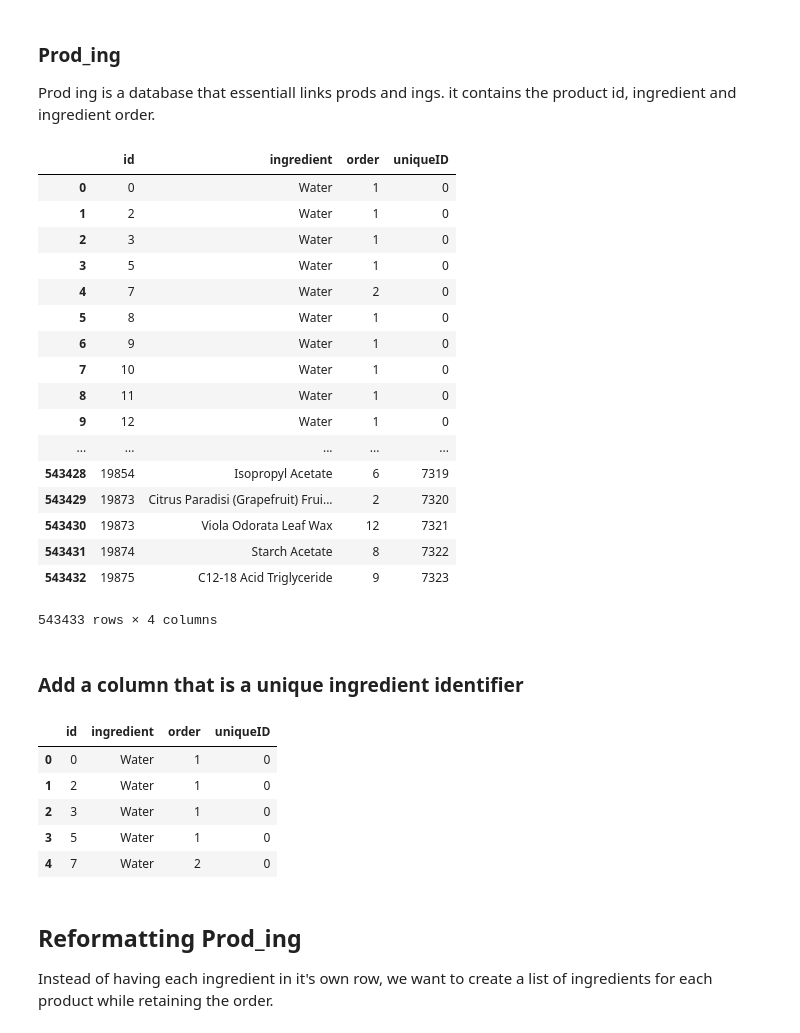
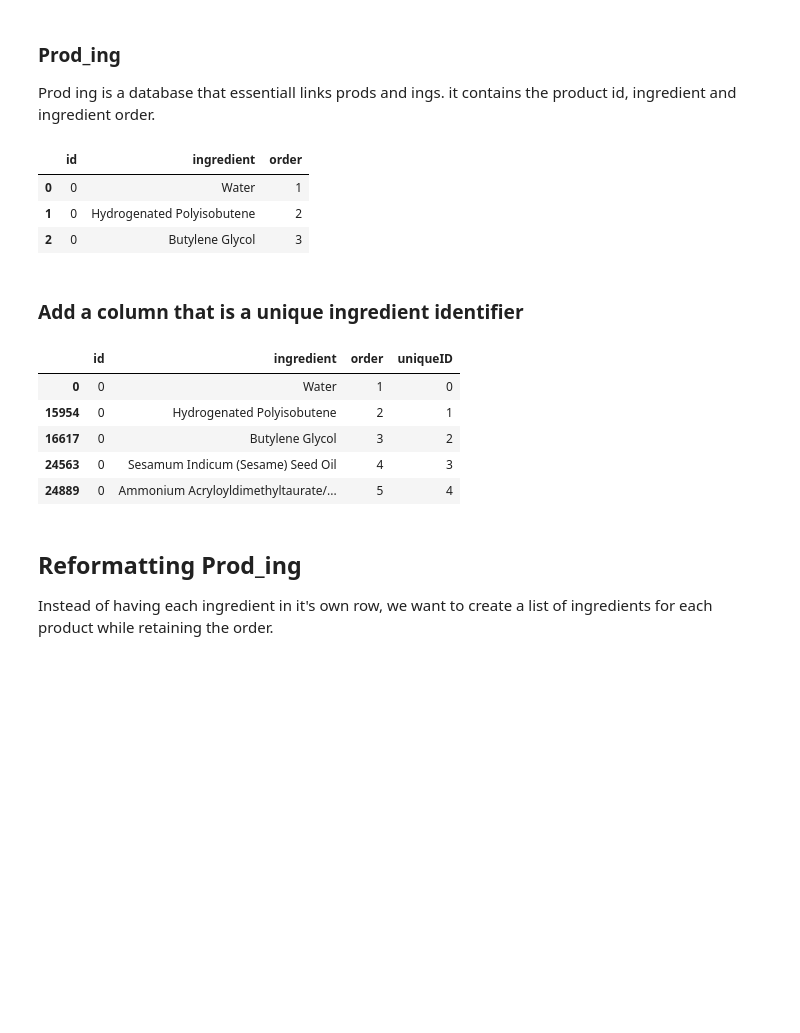
Before and after one commit to isabelbbeard/fp-python, a Jupyter notebook: 02_RecommnedationEngine.ipynb, the cells around one changed output. Drawn from its saved outputs; the diff is of its cells as text; code cells hidden in the pictures; blank space fills up the shorter version.

```diff
--- a/02_RecommnedationEngine.ipynb
+++ b/02_RecommnedationEngine.ipynb
@@ -22,6 +22,7 @@ prods = pd.read_csv('data/prods.csv', encoding = "ISO-8859-1", index_col=0)
 #prods = prods.drop_duplicates(subset = 'product')
 prod_ing = pd.read_csv('data/prod_ing.csv', encoding = "ISO-8859-1", index_col=0)
 prod_ing = prod_ing.drop(['diff'], axis = 1)
+prod_ing = prod_ing.sort_values(['id', 'order'])
 
 print('Number of products: ', len(prods))
 print('Number of unique ingredients: ', len(ings))
@@ -108,37 +69,24 @@ prods.head(3)
 ### Prod_ing
 Prod ing is a database that essentiall links prods and ings. it contains the product id, ingredient and ingredient order.
 # %%
-prod_ing
+prod_ing.head(3)
 # %% [output]
-|  | id | ingredient | order | uniqueID |
-| 0 | 0 | Water | 1 | 0 |
-| 1 | 2 | Water | 1 | 0 |
-| 2 | 3 | Water | 1 | 0 |
-| 3 | 5 | Water | 1 | 0 |
-| 4 | 7 | Water | 2 | 0 |
-| 5 | 8 | Water | 1 | 0 |
-| 6 | 9 | Water | 1 | 0 |
-| 7 | 10 | Water | 1 | 0 |
-| 8 | 11 | Water | 1 | 0 |
-| 9 | 12 | Water | 1 | 0 |
-| ... | ... | ... | ... | ... |
-| 543428 | 19854 | Isopropyl Acetate | 6 | 7319 |
-| 543429 | 19873 | Citrus Paradisi (Grapefruit) Frui... | 2 | 7320 |
-| 543430 | 19873 | Viola Odorata Leaf Wax | 12 | 7321 |
-| 543431 | 19874 | Starch Acetate | 8 | 7322 |
-| 543432 | 19875 | C12-18 Acid Triglyceride | 9 | 7323 |
+|  | id | ingredient | order |
+| 0 | 0 | Water | 1 |
+| 1 | 0 | Hydrogenated Polyisobutene | 2 |
+| 2 | 0 | Butylene Glycol | 3 |
-543433 rows × 4 columns
 # %% [markdown]
 ### Add a column that is a unique ingredient identifier
 # %%
 #id is product id
 #uniqueID is ingredient ID
 prod_ing = pd.merge(prod_ing, ing_uniqueID, on='ingredient')
+prod_ing = prod_ing.sort_values(['id', 'order'])
 prod_ing.head()
 # %% [output]
 |  | id | ingredient | order | uniqueID |
 | 0 | 0 | Water | 1 | 0 |
-| 1 | 2 | Water | 1 | 0 |
-| 2 | 3 | Water | 1 | 0 |
-| 3 | 5 | Water | 1 | 0 |
-| 4 | 7 | Water | 2 | 0 |
+| 15954 | 0 | Hydrogenated Polyisobutene | 2 | 1 |
+| 16617 | 0 | Butylene Glycol | 3 | 2 |
+| 24563 | 0 | Sesamum Indicum (Sesame) Seed Oil | 4 | 3 |
+| 24889 | 0 | Ammonium Acryloyldimethyltaurate/... | 5 | 4 |
```
Also changed, not shown: parts of 12 cells of this notebook.
